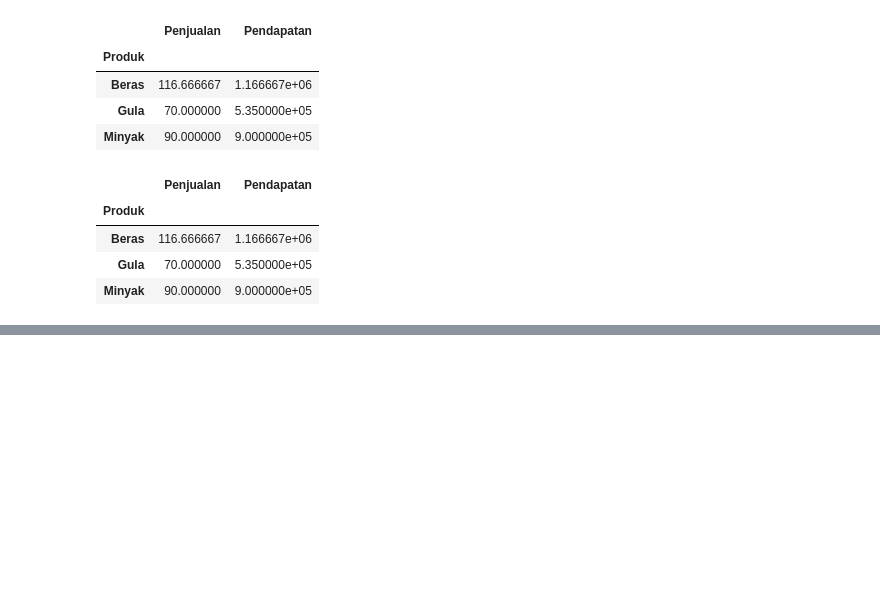
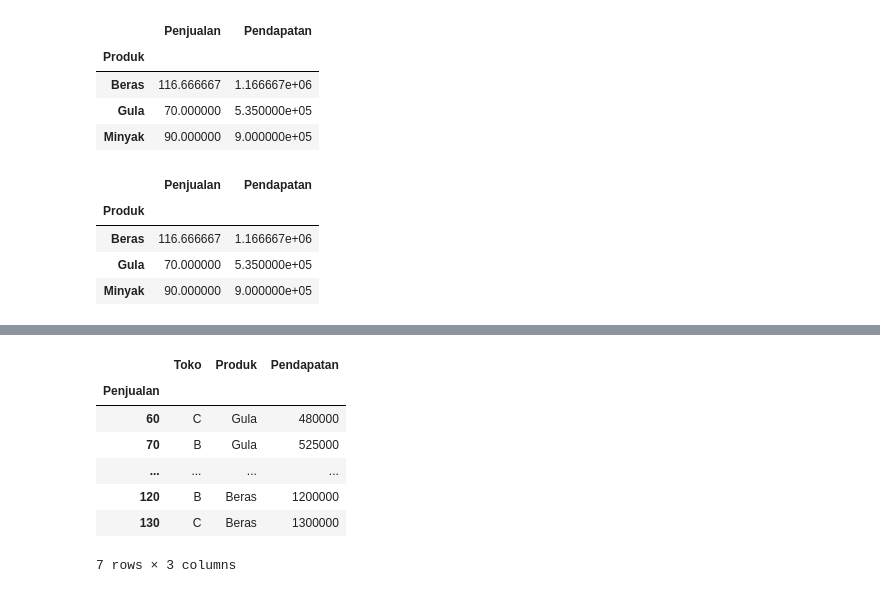
Before and after one commit to Dontbecode/-Bootcamp-Data-Analyst-, a Jupyter notebook: Pandas.ipynb, the cells around one changed output, grey strips where cells are left out. Cells and saved outputs as stored; diff of their text form; code cells hidden in the pictures; blank space fills up the shorter version.

```diff
--- a/Pandas.ipynb
+++ b/Pandas.ipynb
@@ -860,0 +914,11 @@ df_sales.groupby("Produk").mean(numeric_only=True)
+# %%
+df_sales.groupby("Penjualan").min()
+# %% [output]
+|  | Toko | Produk | Pendapatan |
+| Penjualan |  |  |  |
+| 60 | C | Gula | 480000 |
+| 70 | B | Gula | 525000 |
+| ... | ... | ... | ... |
+| 120 | B | Beras | 1200000 |
+| 130 | C | Beras | 1300000 |
+7 rows × 3 columns
```
Also changed, not shown: parts of 12 cells of this notebook, 1 other file.
